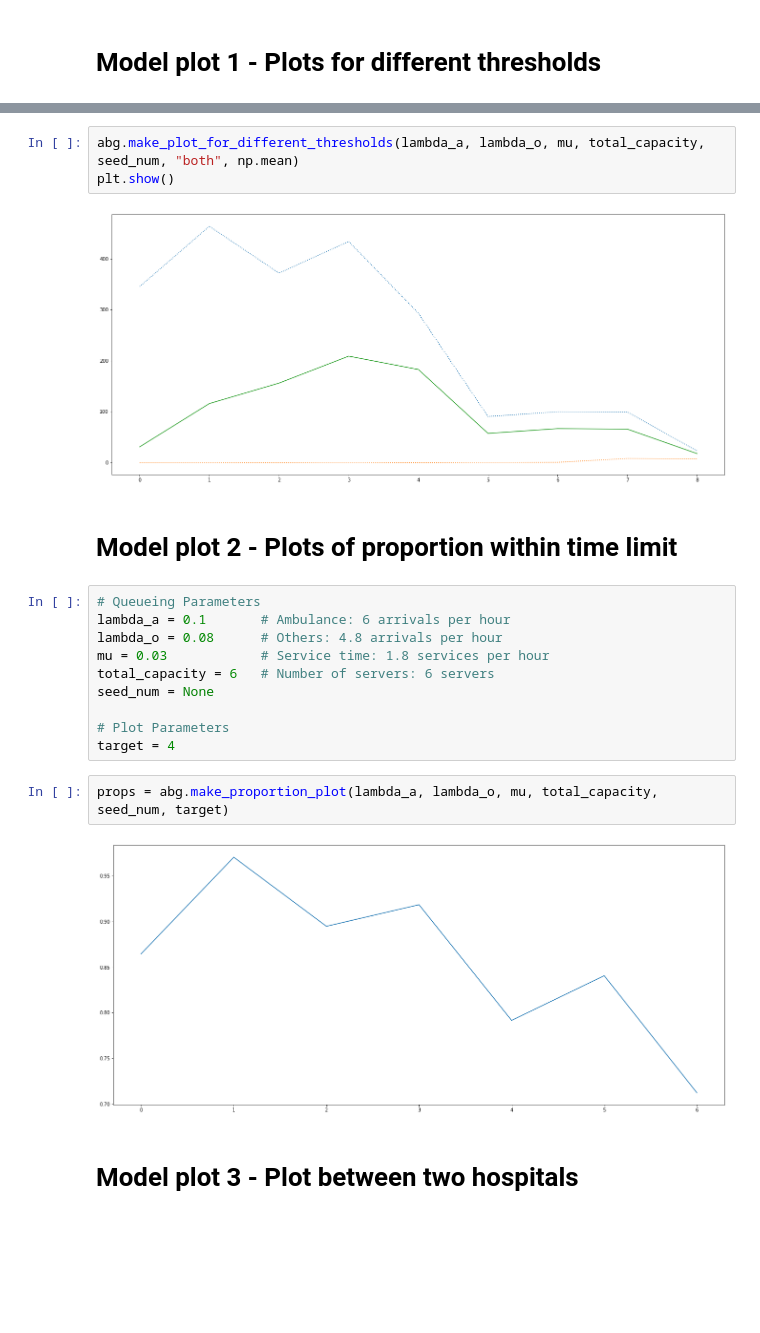
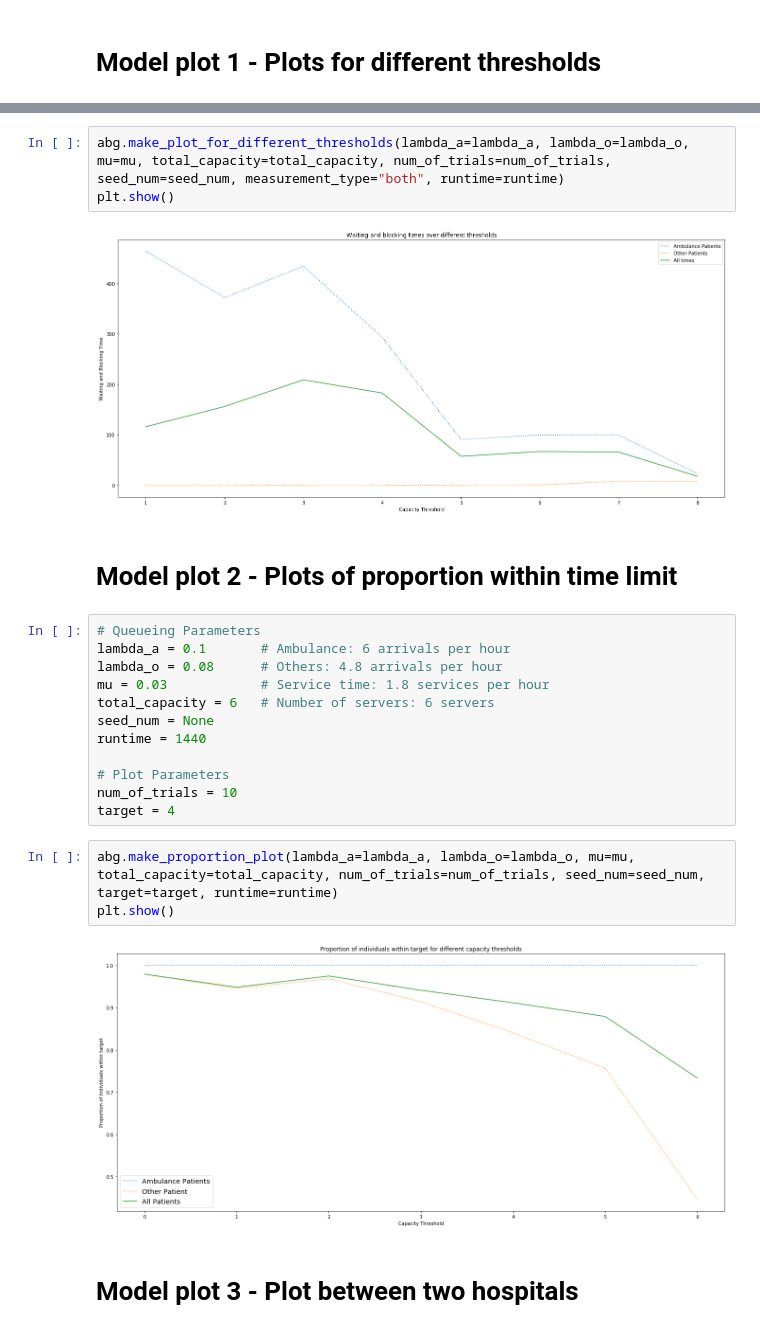
Before and after one commit to MichalisPanayides/AmbulanceDecisionGame, a Jupyter notebook: src/Jupyter/ciw/Experimenting with Ciw.ipynb, the cells around one changed output, grey strips where cells are left out. Cells and saved outputs as stored; diff of their text form; blank space fills up the shorter version.

```diff
--- a/src/Jupyter/ciw/Experimenting with Ciw.ipynb
+++ b/src/Jupyter/ciw/Experimenting with Ciw.ipynb
@@ -151,8 +158,8 @@ plt.show()
 # %%
-abg.make_plot_for_different_thresholds(lambda_a, lambda_o, mu, total_capacity, seed_num, "both", np.mean)
+abg.make_plot_for_different_thresholds(lambda_a=lambda_a, lambda_o=lambda_o, mu=mu, total_capacity=total_capacity, num_of_trials=num_of_trials, seed_num=seed_num, measurement_type="both", runtime=runtime)
 plt.show()
 # %% [output]
-[figure, old version]
+[figure, new version]
 # %% [markdown]
 # Model plot 2 - Plots of proportion within time limit
 # %%
@@ -162,13 +169,16 @@ lambda_o = 0.08      # Others: 4.8 arrivals per hour
 mu = 0.03            # Service time: 1.8 services per hour
 total_capacity = 6   # Number of servers: 6 servers
 seed_num = None
+runtime = 1440
 
 # Plot Parameters
+num_of_trials = 10
 target = 4
 # %%
-props = abg.make_proportion_plot(lambda_a, lambda_o, mu, total_capacity, seed_num, target)
+abg.make_proportion_plot(lambda_a=lambda_a, lambda_o=lambda_o, mu=mu, total_capacity=total_capacity, num_of_trials=num_of_trials, seed_num=seed_num, target=target, runtime=runtime)
+plt.show()
 # %% [output]
-[figure, old version]
+[figure, new version]
 # %% [markdown]
 # Model plot 3 - Plot between two hospitals
 # %%
```
Also changed, not shown: parts of 42 cells of this notebook, 7 other files.
